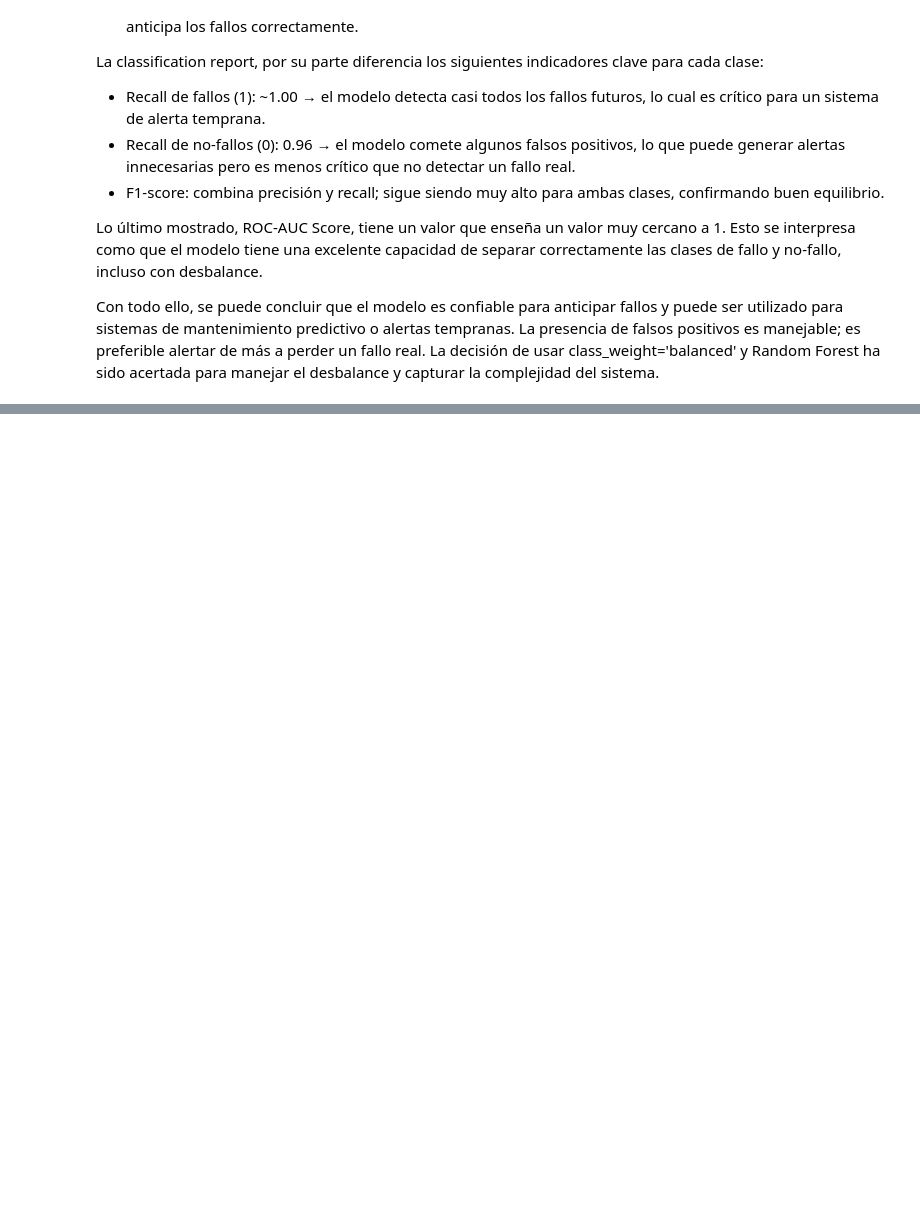
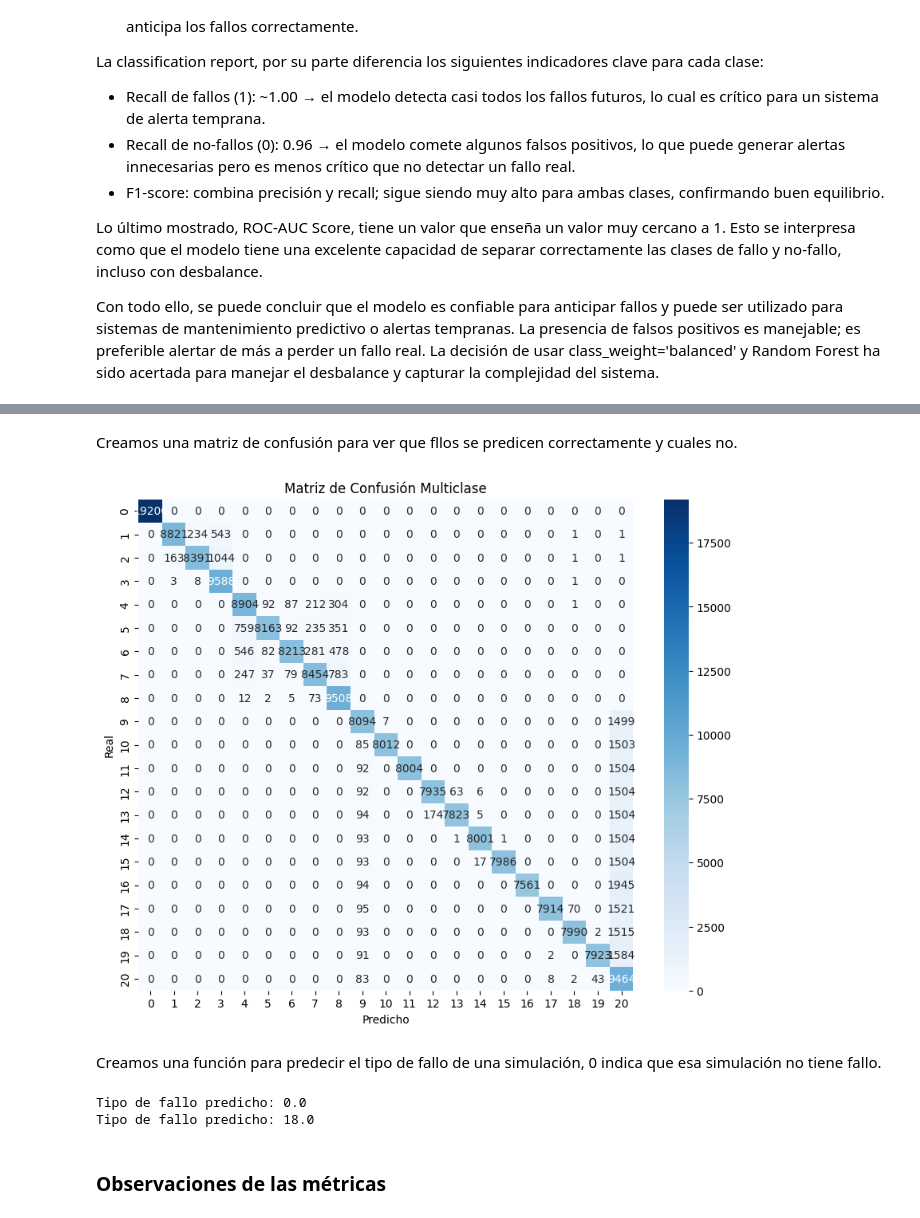
Before and after one commit to AlbaDelgadoO/proyecto_analitica, a Jupyter notebook: Modelos.ipynb, the cells around one changed output, grey strips where cells are left out. Saved outputs shown, nothing was run; the diff lists cells and outputs as text; code cells hidden in the pictures; blank space fills up the shorter version.

Commit message:
Modelo para los tipos de fallos

```diff
--- a/Modelos.ipynb
+++ b/Modelos.ipynb
@@ -191,0 +196,3 @@ Con todo ello, se puede concluir que el modelo es confiable para anticipar fallo
+# %%
+df_train = pd.read_csv("DatasetProcesado/TEP_features_train.csv")
+df_test  = pd.read_csv("DatasetProcesado/TEP_features_test.csv")
@@ -191,0 +237,7 @@ Con todo ello, se puede concluir que el modelo es confiable para anticipar fallo
+# %%
+# Features y target
+X_train = df_train.drop(columns=["faultNumber", "fault_present", "simulationRun", "sample"])
+y_train = df_train["faultNumber"]
+
+X_test = df_test.drop(columns=["faultNumber", "fault_present", "simulationRun", "sample"])
+y_test = df_test["faultNumber"]
@@ -191,0 +272,4 @@ Con todo ello, se puede concluir que el modelo es confiable para anticipar fallo
+# %%
+# Entrenar modelo multiclase
+model = RandomForestClassifier(n_estimators=200, random_state=42, n_jobs=-1)
+model.fit(X_train, y_train)
@@ -191,0 +280,4 @@ Con todo ello, se puede concluir que el modelo es confiable para anticipar fallo
+# %%
+# Evaluación
+y_pred = model.predict(X_test)
+print(classification_report(y_test, y_pred))
@@ -191,0 +302,34 @@ Con todo ello, se puede concluir que el modelo es confiable para anticipar fallo
+# %% [markdown]
+Creamos una matriz de confusión para ver que fllos se predicen correctamente y cuales no.
+# %%
+# Matriz de confusión
+cm = confusion_matrix(y_test, y_pred)
+plt.figure(figsize=(10,8))
+sns.heatmap(cm, annot=True, fmt='d', cmap='Blues')
+plt.xlabel("Predicho")
+plt.ylabel("Real")
+plt.title("Matriz de Confusión Multiclase")
+plt.show()
+# %% [output]
+[figure, added]
+# %% [markdown]
+Creamos una función para predecir el tipo de fallo de una simulación, 0 indica que esa simulación no tiene fallo.
+# %%
+def predecir_fallo(nueva_simulacion):
+    """
+    nueva_simulacion: DataFrame con columnas xmeas_1…xmeas_41 y xmv_1…xmv_11
+    """
+    pred = model.predict(nueva_simulacion)
+    return pred[0]
+
+# Ejemplo de uso:
+nueva_sim = df_test.drop(columns=["faultNumber","fault_present","simulationRun","sample"]).iloc[[0]]
+print("Tipo de fallo predicho:", predecir_fallo(nueva_sim))
+
+nueva_sim = df_test.drop(columns=["faultNumber","fault_present","simulationRun","sample"]).iloc[[15000]]
+print("Tipo de fallo predicho:", predecir_fallo(nueva_sim))
+# %% [output]
+Tipo de fallo predicho: 0.0
+Tipo de fallo predicho: 18.0
+# %% [markdown]
+### Observaciones de las métricas
```
Also changed, not shown: parts of 13 cells of this notebook.
